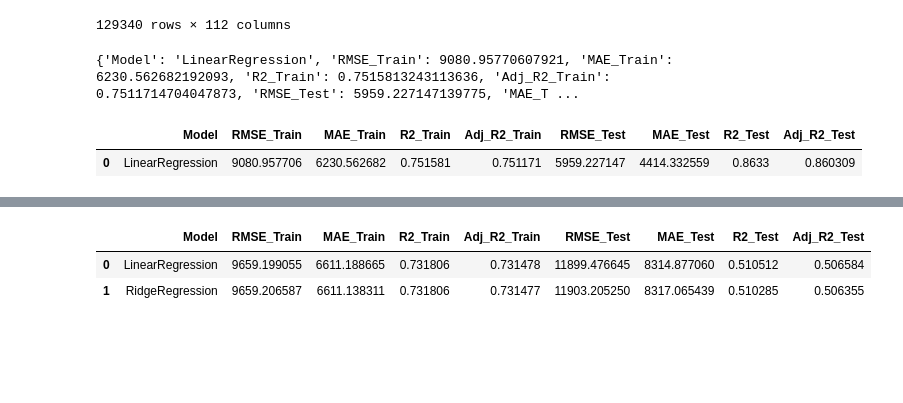
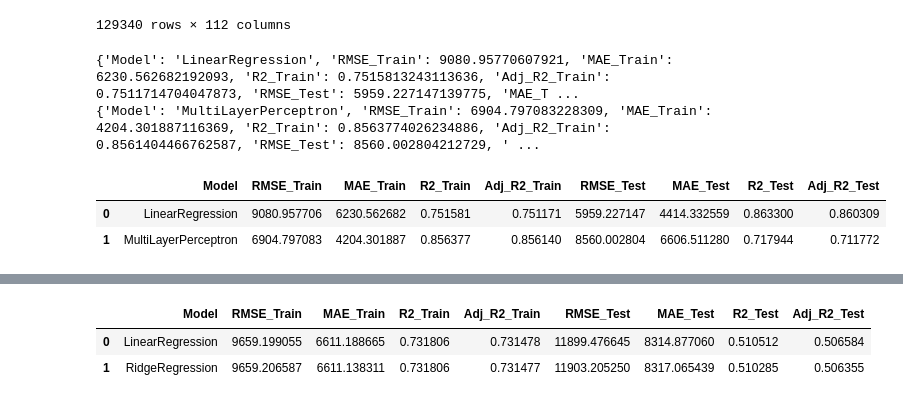
Before and after one commit to Dsite42/Capstone_Project_Rossmann, a Jupyter notebook: Capstone Projekt Rossmann - Feature Engineering.ipynb, the cells around one changed output, grey strips where cells are left out. Saved outputs shown, nothing was run; the diff lists cells and outputs as text; code cells hidden in the pictures; blank space fills up the shorter version.

```diff
--- a/Capstone Projekt Rossmann - Feature Engineering.ipynb
+++ b/Capstone Projekt Rossmann - Feature Engineering.ipynb
@@ -374,0 +375,15 @@ print(aaa)
+# %%
+from sklearn.preprocessing import PolynomialFeatures
+pf = PolynomialFeatures(degree=2)
+features = ['Open', 'Promo', 'IsPromo', 'IsStateHoliday', 'SchoolHoliday', 'IsSchoolHoliday', 'CompetitionDistance', 'IsCompetition', 'Promo2Member', 'Assortment_a', 'Assortment_b', 'Assortment_c']
+
+feat_array = pf.fit_transform(df_nans_handeled_cat[features])
+# Generieren der Namen für die neuen Features
+feature_names = pf.get_feature_names_out(input_features=features)
+# Umwandlung in einen DataFrame
+poly_features_df = pd.DataFrame(feat_array, columns=feature_names, index=df_nans_handeled_cat.index)
+# Entfernen der '1'-Spalte, wenn nicht benötigt (optional)
+poly_features_df = poly_features_df.drop('1', axis=1)
+# Zusammenführen der polynomialen Features mit dem ursprünglichen DataFrame
+df_nans_handeled_cat = pd.concat([df_nans_handeled_cat, poly_features_df], axis=1)
+df_nans_handeled_cat
@@ -566,6 +601,7 @@ from math import sqrt
 from sklearn.preprocessing import StandardScaler
 from sklearn.preprocessing import MinMaxScaler
 from sklearn.preprocessing import RobustScaler
+from sklearn.neural_network import MLPRegressor
 
 
 df = df_nans_handeled_cat
@@ -618,6 +654,7 @@ models = [
     #('DecisionTreeRegressor', DecisionTreeRegressor(random_state=42)),
     #('RandomForestRegressor', RandomForestRegressor(n_jobs=-1, max_depth=10, random_state=42, n_estimators=100)),
     #('SVR', SVR()),
+    ('MultiLayerPerceptron', MLPRegressor(hidden_layer_sizes=(100,), max_iter=1000, activation='relu', random_state=42))
     #('KNN', KNeighborsRegressor())
 ]
 
@@ -625,34 +662,36 @@ models = [
 results = []
 
 # Modelle trainieren und Metriken auswerten
 for name, model in models:
     model.fit(X_train, y_train)
     y_train_pred = model.predict(X_train)
     y_test_pred = model.predict(X_test)
 
     results.append({
         'Model': name,
         'RMSE_Train': sqrt(mse(y_train, y_train_pred)),
         'MAE_Train': mae(y_train, y_train_pred),
         'R2_Train': r2_score(y_train, y_train_pred),
         'Adj_R2_Train': adj_r2_score(model, X_train, y_train),
         'RMSE_Test': sqrt(mse(y_test, y_test_pred)),
         'MAE_Test': mae(y_test, y_test_pred),
         'R2_Test': r2_score(y_test, y_test_pred),
         'Adj_R2_Test': adj_r2_score(model, X_test, y_test)
     })
 	#print last result
     print(results[-1])
 
 # Konvertieren Sie die Liste von Dictionaries in einen DataFrame
 results_df = pd.DataFrame(results)
 
 # Ergebnisse anzeigen
 results_df
 # %% [output]
 {'Model': 'LinearRegression', 'RMSE_Train': 9080.95770607921, 'MAE_Train': 6230.562682192093, 'R2_Train': 0.7515813243113636, 'Adj_R2_Train': 0.7511714704047873, 'RMSE_Test': 5959.227147139775, 'MAE_T ...
+{'Model': 'MultiLayerPerceptron', 'RMSE_Train': 6904.797083228309, 'MAE_Train': 4204.301887116369, 'R2_Train': 0.8563774026234886, 'Adj_R2_Train': 0.8561404466762587, 'RMSE_Test': 8560.002804212729, ' ...
 |  | Model | RMSE_Train | MAE_Train | R2_Train | Adj_R2_Train | RMSE_Test | MAE_Test | R2_Test | Adj_R2_Test |
-| 0 | LinearRegression | 9080.957706 | 6230.562682 | 0.751581 | 0.751171 | 5959.227147 | 4414.332559 | 0.8633 | 0.860309 |
+| 0 | LinearRegression | 9080.957706 | 6230.562682 | 0.751581 | 0.751171 | 5959.227147 | 4414.332559 | 0.863300 | 0.860309 |
+| 1 | MultiLayerPerceptron | 6904.797083 | 4204.301887 | 0.856377 | 0.856140 | 8560.002804 | 6606.511280 | 0.717944 | 0.711772 |
 # %%
 ############### Erstellt x splits in test und train wobei im jeweiligen test split die letzten 8 wochen jedes stores beinhaltet werden
 # und die splits mittels gap gleichmäßig verteilt werden
```
Also changed, not shown: parts of 9 cells of this notebook.
